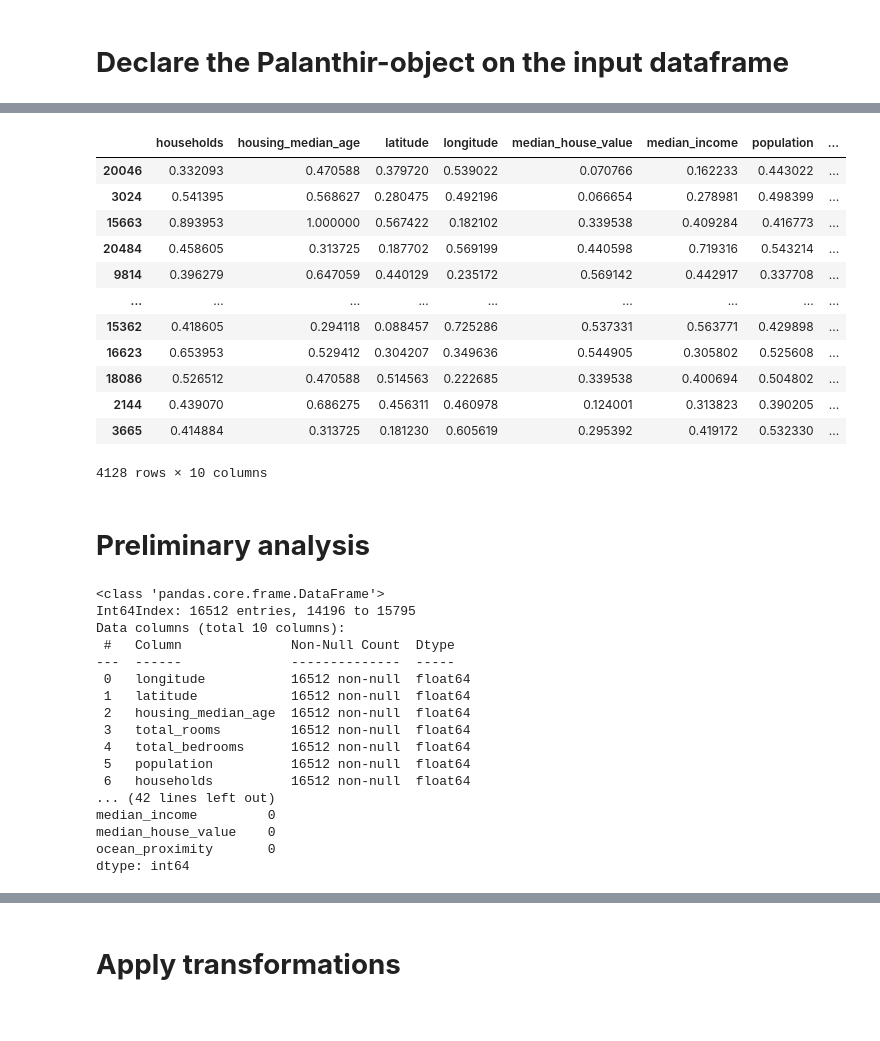
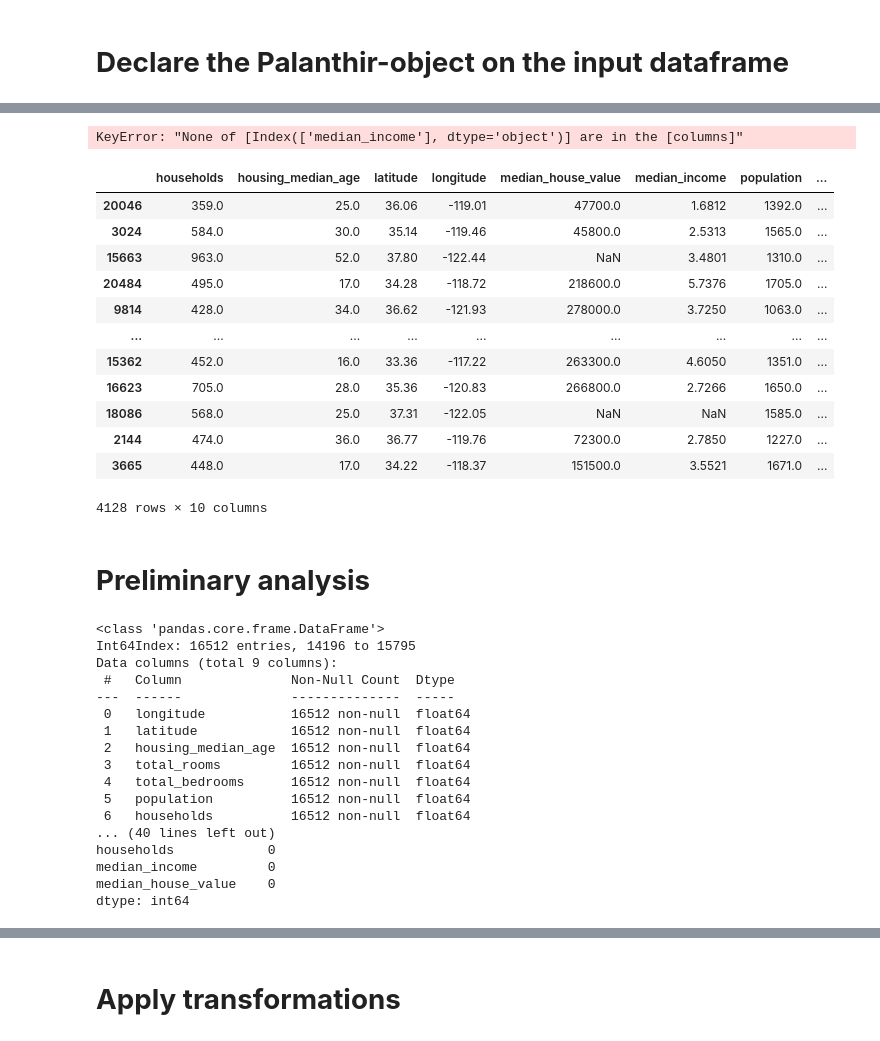
Before and after one commit to B0llemis/MLcode, a Jupyter notebook: Palanthir Experiment.ipynb, the cells around one changed output, grey strips where cells are left out. Drawn from its saved outputs; the diff is of its cells as text; code cells hidden in the pictures.

```diff
--- a/Palanthir Experiment.ipynb
+++ b/Palanthir Experiment.ipynb
@@ -20,18 +20,18 @@ class Palanthir(object):
             self.X_cols = [col for col in self.input_data.columns if col not in self.Y_col]
             if isinstance(init_test_size,float):
                 self.train_X, self.test_X, self.train_Y, self.test_Y = train_test_split(self.input_data[self.X_cols],self.input_data[self.Y_col],test_size=0.2,random_state=42)
-                self.output = self.train_X.copy(deep=True)
+                self.output = self.train_X#.copy(deep=True)
         #...BUT IS NOT to be split into test-train subsets
             else:
                 self.Y = self.input_data.copy(deep=True)[self.Y_col]
                 self.X = self.input_data.copy(deep=True)[self.X_cols]
-                self.output = self.X.copy(deep=True)
+                self.output = self.X#.copy(deep=True)
         ##When the Palanthir is NOT born with a target variable:
         else:
         # ...BUT IS to be split into test-train subsets
             if isinstance(init_test_size,float):
                 self.train, self.test = train_test_split(self.input_data,test_size=0.2,random_state=42)
-                self.output = self.train.copy(deep=True)
+                self.output = self.train#.copy(deep=True)
         #...AND IS NOT to be split into test-train subsets.
             else:
                 self.output = self.input_data.copy(deep=True)
@@ -105,13 +105,13 @@ class Palanthir(object):
             self.train_Y = self.train[self.Y_col]
             self.test_X = self.test[self.X_cols]
             self.test_Y = self.test[self.Y_col]
-            self.output = self.train_X.copy(deep=True)
+            self.output = self.train_X#.copy(deep=True)
             del self.train, self.test
         ## Palanthir has NOT already been split into test-train subsets:
         else:
             self.Y = self.input_data.copy(deep=True)[self.Y_col]
             self.X = self.input_data.copy(deep=True)[self.X_cols]
-            self.output = self.X.copy(deep=True)
+            self.output = self.X#.copy(deep=True)
         self.update_attributes()
         self.transformation_history.append(
             dict(
@@ -120,7 +120,7 @@ class Palanthir(object):
                 ,result=self.output
                 ,pipeline=self.transformation_history[self.current_version-1].get('pipeline'))
         )
-        return self.Y_col
+        return self #self.Y_col
 
     def random_split(self, test_size=0.2):
         """Uses the SKLearn Train_Test_Split to divide the dataset into random training and test subset"""
@@ -185,7 +185,7 @@ class Palanthir(object):
             dataset = self.test_X if hasattr(self,'test_X') else self.test
             fitted_pipeline = pipeline.fit(self.train_X) if hasattr(self,'train_X') else pipeline.fit(self.test)
         self.transformed_test = fitted_pipeline.set_output(transform='pandas').transform(dataset)
-        return self.transformed_test
+        return self #self.transformed_test
 
 ## Feature Engineering commands
 
@@ -385,10 +385,18 @@ class Palanthir(object):
         return self #transformed_data
 
 ## Analysis commands
-    def cross_validate(self, model, x, y, score_measure="neg_mean_squared_error", folds=10):
+    def kfold_cross_validate(self, model, x, y, score_measure="neg_mean_squared_error", cv=10):
         """Uses the SKLearn Cross_Val_Score to cross-validate one/several models on the training subset"""
         from sklearn.model_selection import cross_val_score
-        scores = cross_val_score(model, x, y, scoring=score_measure, cv=folds)
+        scores = cross_val_score(model, X=x, y=y, scoring=score_measure, cv=cv)
+        return scores
+
+    def analyze(self, model, x=None, y=None, score_measure="neg_mean_squared_error", cv_folds=10):
+        """Run various analysis using the kfold-cros-validation-technique"""
+        X = self.train_X if x is None else x
+        Y = self.train_Y if y is None else y
+        models = [item.fit(X,Y) for item in model] if isinstance(model,list) else [model]
+        scores = [self.kfold_cross_validate(model=model,x=X,y=Y,score_measure=score_measure,cv=cv_folds) for model in models]
         return scores
 
     def full_analysis(self, model):
@@ -447,18 +514,29 @@ pal.output
+# %%
+from sklearn.linear_model import LinearRegression
+test_model = LinearRegression()
+
+X = pal.output[pal.X_cols]
+Y = pal.output[pal.Y_col]
+test_model.fit(x=X,y=Y)
+#test_mode.predict(x=X,y=Y)
+#pal.analyze(model=test_model)
+# %% [output]
+KeyError: "None of [Index(['median_income'], dtype='object')] are in the [columns]"
 # %%
-pal.transformed_test
+pal.execute_pipeline().transformed_test
 # %% [output]
 |  | households | housing_median_age | latitude | longitude | median_house_value | median_income | population | ... |
-| 20046 | 0.332093 | 0.470588 | 0.379720 | 0.539022 | 0.070766 | 0.162233 | 0.443022 | ... |
-| 3024 | 0.541395 | 0.568627 | 0.280475 | 0.492196 | 0.066654 | 0.278981 | 0.498399 | ... |
-| 15663 | 0.893953 | 1.000000 | 0.567422 | 0.182102 | 0.339538 | 0.409284 | 0.416773 | ... |
-| 20484 | 0.458605 | 0.313725 | 0.187702 | 0.569199 | 0.440598 | 0.719316 | 0.543214 | ... |
-| 9814 | 0.396279 | 0.647059 | 0.440129 | 0.235172 | 0.569142 | 0.442917 | 0.337708 | ... |
+| 20046 | 359.0 | 25.0 | 36.06 | -119.01 | 47700.0 | 1.6812 | 1392.0 | ... |
+| 3024 | 584.0 | 30.0 | 35.14 | -119.46 | 45800.0 | 2.5313 | 1565.0 | ... |
+| 15663 | 963.0 | 52.0 | 37.80 | -122.44 | NaN | 3.4801 | 1310.0 | ... |
+| 20484 | 495.0 | 17.0 | 34.28 | -118.72 | 218600.0 | 5.7376 | 1705.0 | ... |
+| 9814 | 428.0 | 34.0 | 36.62 | -121.93 | 278000.0 | 3.7250 | 1063.0 | ... |
 | ... | ... | ... | ... | ... | ... | ... | ... | ... |
-| 15362 | 0.418605 | 0.294118 | 0.088457 | 0.725286 | 0.537331 | 0.563771 | 0.429898 | ... |
-| 16623 | 0.653953 | 0.529412 | 0.304207 | 0.349636 | 0.544905 | 0.305802 | 0.525608 | ... |
-| 18086 | 0.526512 | 0.470588 | 0.514563 | 0.222685 | 0.339538 | 0.400694 | 0.504802 | ... |
-| 2144 | 0.439070 | 0.686275 | 0.456311 | 0.460978 | 0.124001 | 0.313823 | 0.390205 | ... |
-| 3665 | 0.414884 | 0.313725 | 0.181230 | 0.605619 | 0.295392 | 0.419172 | 0.532330 | ... |
+| 15362 | 452.0 | 16.0 | 33.36 | -117.22 | 263300.0 | 4.6050 | 1351.0 | ... |
+| 16623 | 705.0 | 28.0 | 35.36 | -120.83 | 266800.0 | 2.7266 | 1650.0 | ... |
+| 18086 | 568.0 | 25.0 | 37.31 | -122.05 | NaN | NaN | 1585.0 | ... |
+| 2144 | 474.0 | 36.0 | 36.77 | -119.76 | 72300.0 | 2.7850 | 1227.0 | ... |
+| 3665 | 448.0 | 17.0 | 34.22 | -118.37 | 151500.0 | 3.5521 | 1671.0 | ... |
 4128 rows × 10 columns
 # %% [markdown]
 # **Preliminary analysis**
@@ -467,7 +545,7 @@ pal.summarize()
 # %% [output]
 <class 'pandas.core.frame.DataFrame'>
 Int64Index: 16512 entries, 14196 to 15795
-Data columns (total 10 columns):
+Data columns (total 9 columns):
  #   Column              Non-Null Count  Dtype
 ---  ------              --------------  -----
  0   longitude           16512 non-null  float64
@@ -477,10 +555,10 @@ Data columns (total 10 columns):
  4   total_bedrooms      16512 non-null  float64
  5   population          16512 non-null  float64
  6   households          16512 non-null  float64
-... (42 lines left out)
+... (40 lines left out)
+households            0
 median_income         0
 median_house_value    0
-ocean_proximity       0
 dtype: int64
 # %%
 print(
```
Also changed, not shown: parts of 9 cells of this notebook, 1 other file.
